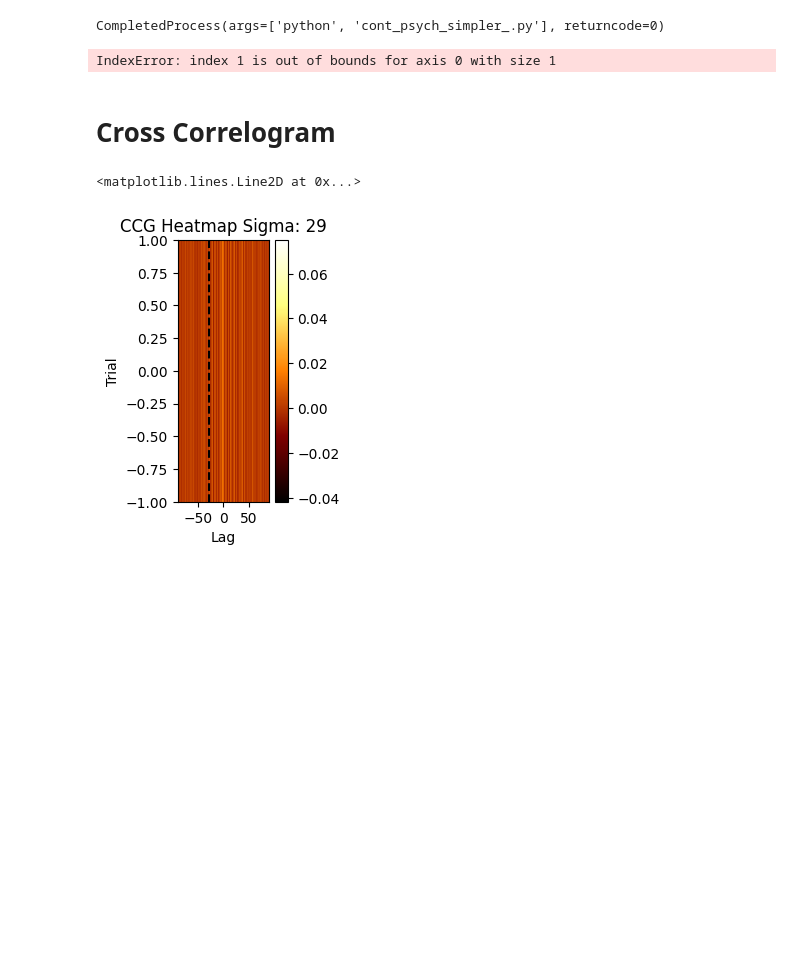
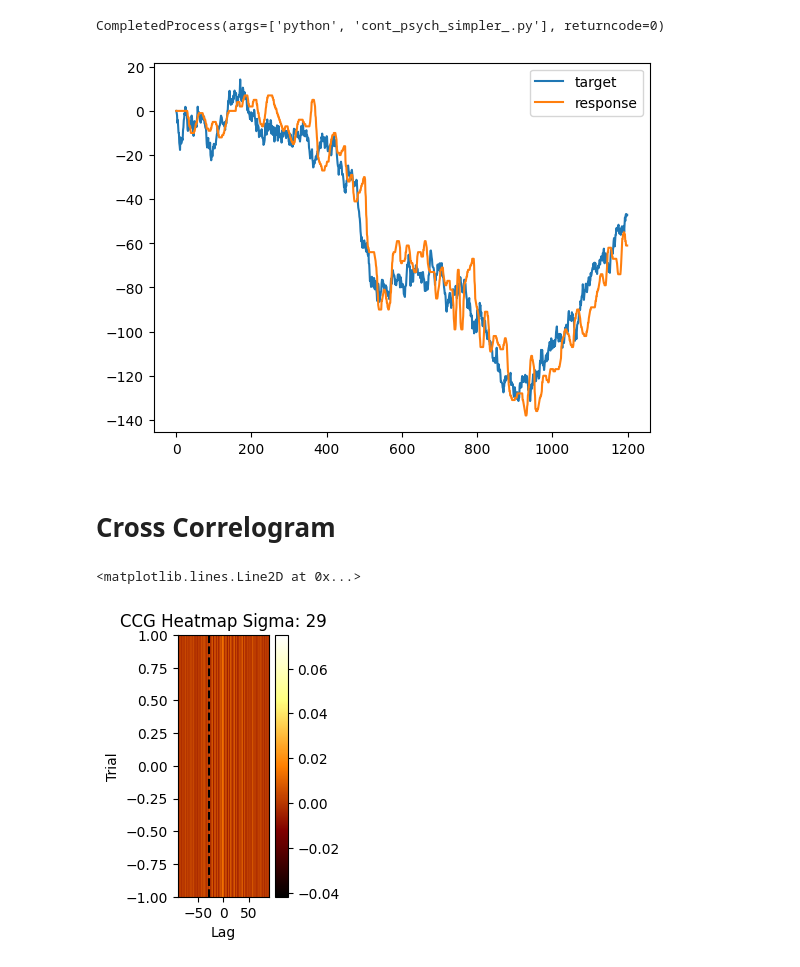
Before and after one commit to omeryildiran/Guido-Pascal-Omer-continuous-psychophysics, a Jupyter notebook: analysis_primier.ipynb, the cells around one changed output. Saved outputs shown, nothing was run; the diff lists cells and outputs as text; code cells hidden in the pictures; blank space fills up the shorter version.

```diff
--- a/analysis_primier.ipynb
+++ b/analysis_primier.ipynb
@@ -49,13 +50,13 @@ nTrialPerBlock=5
 blob_widths=[11,13,17,21,25,29]
 # %%
 # plot the data
-trialNum=1
+trialNum=0
 plt.plot(target[trialNum,:])
 plt.plot(response[trialNum,:])
 plt.legend(['target','response'])
 plt.show()
 # %% [output]
-IndexError: index 1 is out of bounds for axis 0 with size 1
+[figure, added]
 # %%
 # create key-value pairs for the dictionary of 30 trials
 trial_dict = {}
```
Also changed, not shown: parts of 11 cells of this notebook, 1 other file.
